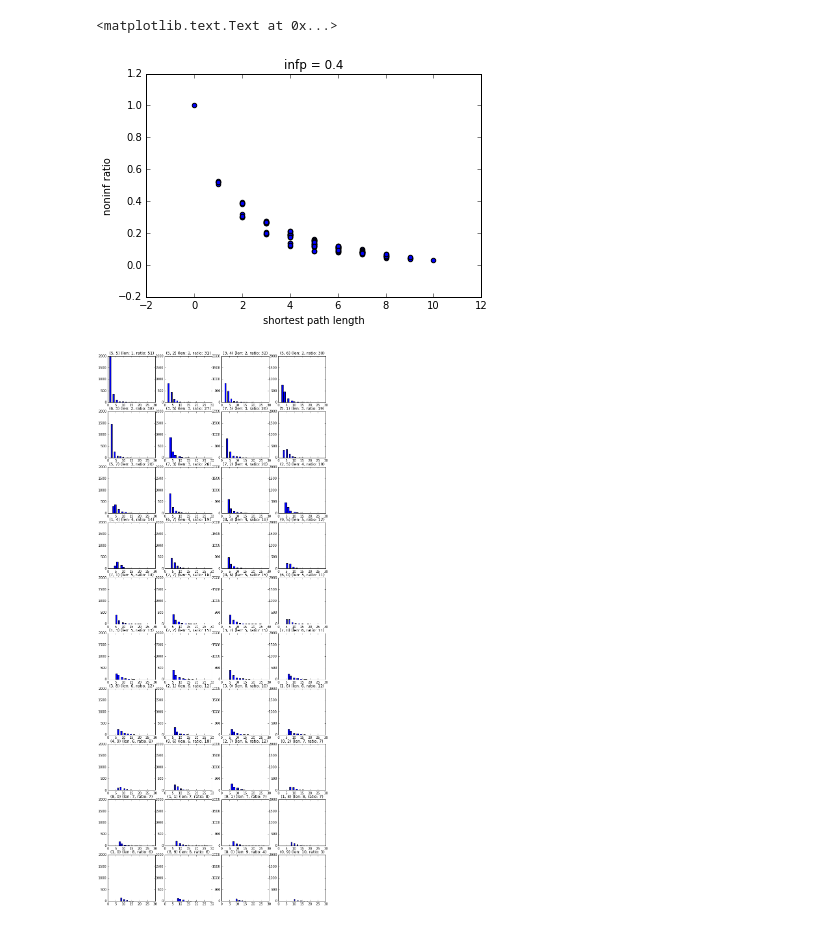
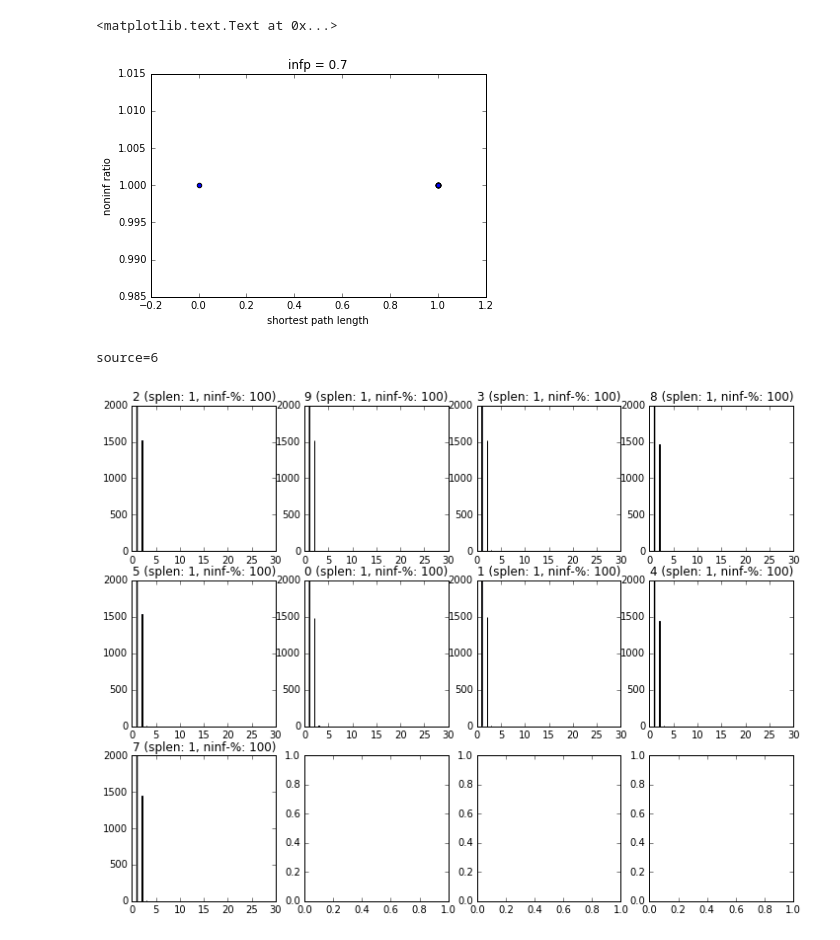
Before and after one commit to xiaohan2012/active-infection-source-finding, a Jupyter notebook: infection_time_distribution.ipynb, the cells around one changed output. Saved outputs shown, nothing was run; the diff lists cells and outputs as text; code cells hidden in the pictures.

Commit message:
more graphs, set mu to zero, update mu when querying neighbors

```diff
--- a/infection_time_distribution.ipynb
+++ b/infection_time_distribution.ipynb
@@ -27,0 +23,10 @@ pos = {n: np.array(n) for n in g.nodes()}
+# %%
+gtype = CLIQUE
+g, times_by_source, source2nodeid_counter = load_data_by_gtype(gtype)
+u, v = next(g.edges_iter())
+infp = g[u][v]['p']
+print('infp = {}'.format(infp))
+if gtype == GRID:
+    pos = {n: np.array(n) for n in g.nodes()}
+else:
+    pos = nx.spring_layout(g)
@@ -57,24 +68,31 @@ plt.ylabel('noninf ratio')
 plt.title('infp = {}'.format(infp))
 # %% [output]
 <matplotlib.text.Text at 0x...>
-[figure, old version]
+[figure, new version]
 # %%
 plot_cnts = 40
+
+if plot_cnts > g.number_of_nodes() - 1:
+    plot_cnts = g.number_of_nodes() - 1
 w = 3
 ncol = 4
 nrow = math.ceil(plot_cnts / ncol)
 fig, axes = plt.subplots(nrow, ncol, figsize=(ncol * w, nrow * w))
 sampled_nodes = random.sample(list(set(g.nodes()) - {source}), plot_cnts)
 
 sampled_nodes = sorted(sampled_nodes, key=sp_len.__getitem__)
-
+print('source={}'.format(source))
 for n, c in zip(sampled_nodes, range(plot_cnts)):
     i, j = int(c / ncol), c % ncol
-    ax = axes[i][j]
+    if nrow > 1:
+        ax = axes[i][j]
+    else:
+        ax = axes[c]
     pts = extract_non_inf(times_array[:, node2id[n]])
     ax.hist(pts, bins=20)
     ax.set_xlim(0, 30)
     ax.set_ylim(0, 2000)
-    ax.set_title('{} (len: {}, ratio: {:.0f})'.format(n, sp_len[n], len(pts) / N * 100))
+    ax.set_title('{} (splen: {}, ninf-%: {:.0f})'.format(n, sp_len[n], len(pts) / N * 100))
 # %% [output]
+source=6
-[figure, old version]
+[figure, new version]
```
Also changed, not shown: parts of 6 cells of this notebook, 6 other files.
